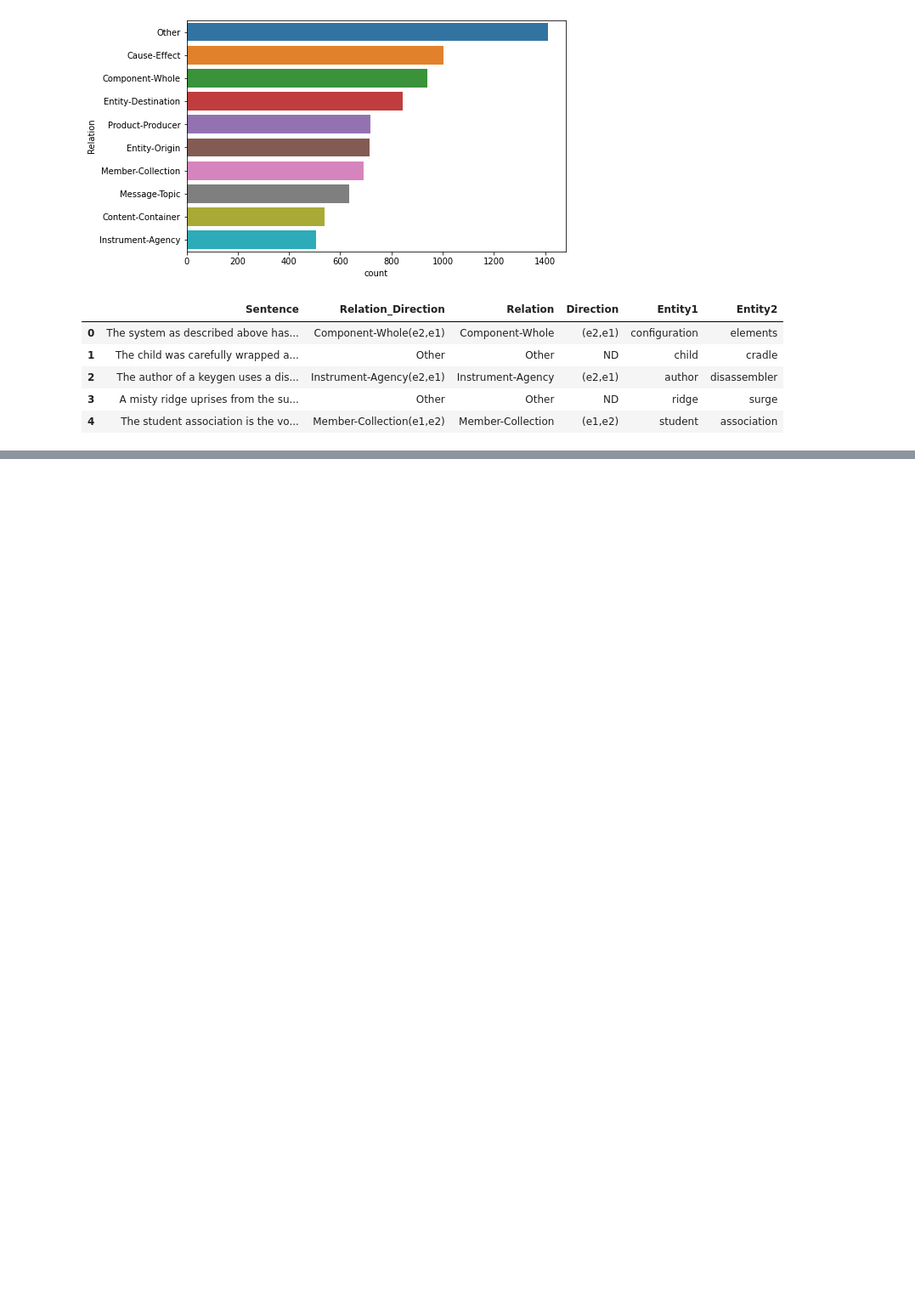
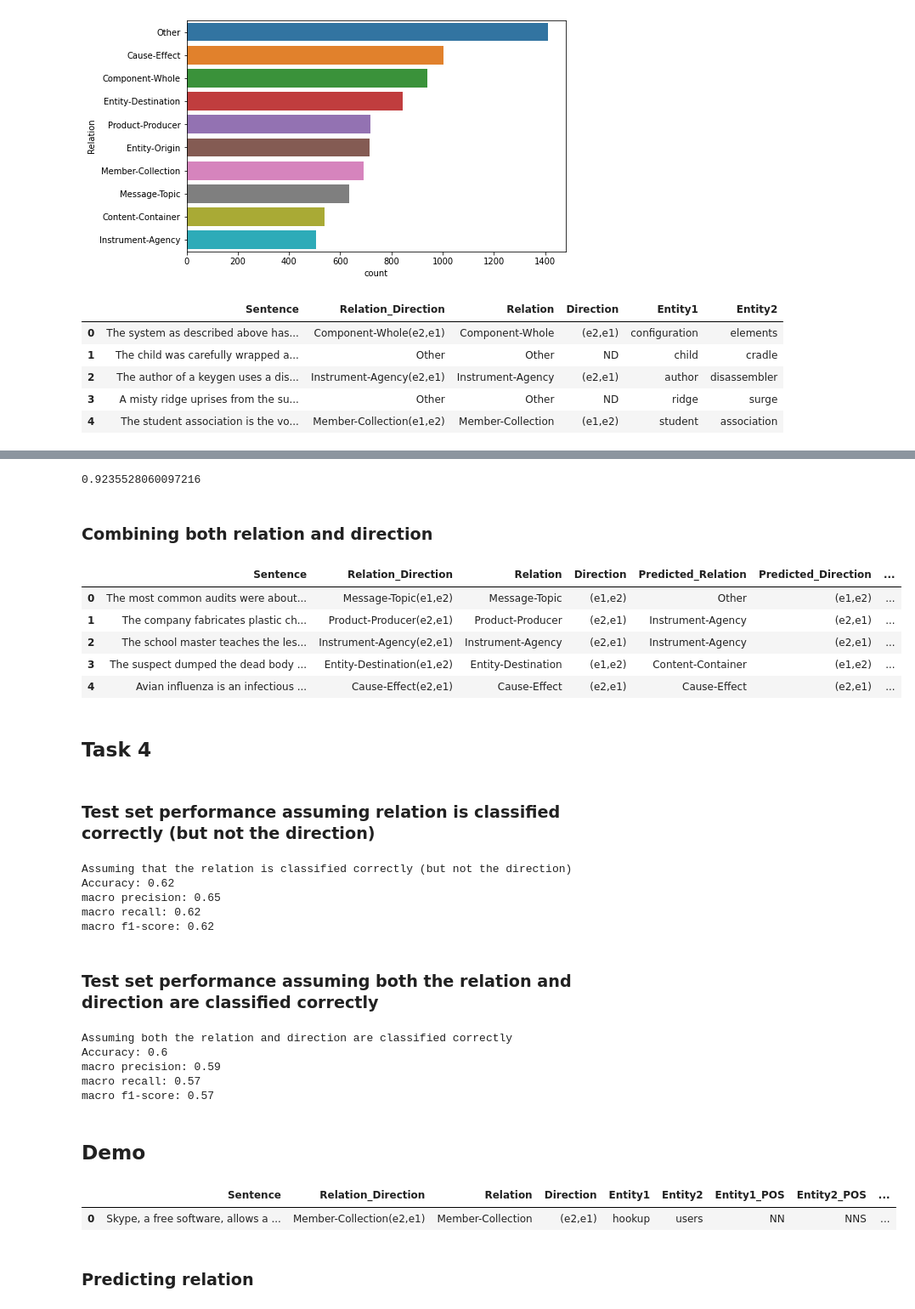
Before and after one commit to asifsmohammed/SemEval, a Jupyter notebook: NLP_Project_v1_1.ipynb, the cells around one changed output, grey strips where cells are left out. Shown at 85% size. Drawn from its saved outputs; the diff is of its cells as text; code cells hidden in the pictures; blank space fills up the shorter version.

```diff
--- a/NLP_Project_v1_1.ipynb
+++ b/NLP_Project_v1_1.ipynb
@@ -556,0 +729,36 @@ accuracy_score(y, y_pred)
+# %%
+# loading the model for predicting relations
+Pkl_Filename = "Pickle_Direction_Model.pkl"
+direction_model = pickle.load(open(Pkl_Filename, 'rb'))
+# %%
+direction_model.score(X_test, y_test)
+# %% [output]
+0.9235528060097216
+# %% [markdown]
+### Combining both relation and direction
+# %%
+results['Predicted_Direction'] = ''
+
+y_pred_test_direction = direction_model.predict(X_test)
+y_pred_test_direction = le_direction.inverse_transform(y_pred_test_direction)
+
+direction_indices = testDF[testDF['Relation'] != 'Other'].index.values
+for i in range(len(direction_indices)):
+  results.loc[direction_indices[i], 'Predicted_Direction'] = y_pred_test_direction[i]
+
+original_others = results[(results['Predicted_Direction'] == '') & (results['Predicted_Relation'] != 'Other')].index.values
+for i in original_others:
+  results.loc[i, 'Predicted_Direction'] = str(results.loc[i, 'Predicted_Direction']) + '(e1,e2)'
+
+results['Predicted_Relation_Direction'] = results['Predicted_Relation'] + results['Predicted_Direction']
+results['Predicted_Relation_Direction'] = results['Predicted_Relation_Direction'].replace('Other(e1,e2)', 'Other')
+results['Predicted_Relation_Direction'] = results['Predicted_Relation_Direction'].replace('Other(e2,e1)', 'Other')
+# %%
+results.head()
+# %% [output]
+|  | Sentence | Relation_Direction | Relation | Direction | Predicted_Relation | Predicted_Direction | ... |
+| 0 | The most common audits were about... | Message-Topic(e1,e2) | Message-Topic | (e1,e2) | Other | (e1,e2) | ... |
+| 1 | The company fabricates plastic ch... | Product-Producer(e2,e1) | Product-Producer | (e2,e1) | Instrument-Agency | (e2,e1) | ... |
+| 2 | The school master teaches the les... | Instrument-Agency(e2,e1) | Instrument-Agency | (e2,e1) | Instrument-Agency | (e2,e1) | ... |
+| 3 | The suspect dumped the dead body ... | Entity-Destination(e1,e2) | Entity-Destination | (e1,e2) | Content-Container | (e1,e2) | ... |
+| 4 | Avian influenza is an infectious ... | Cause-Effect(e2,e1) | Cause-Effect | (e2,e1) | Cause-Effect | (e2,e1) | ... |
@@ -556,0 +767,2 @@ accuracy_score(y, y_pred)
+# %% [markdown]
+## **Task 4**
@@ -556,0 +776,32 @@ accuracy_score(y, y_pred)
+# %% [markdown]
+### Test set performance assuming relation is classified correctly (but not the direction)
+# %%
+print('Assuming that the relation is classified correctly (but not the direction)')
+metrics = get_metrics(results['Relation'], results['Predicted_Relation'])
+print('Accuracy:', metrics[0])
+print('macro precision:', metrics[1])
+print('macro recall:', metrics[2])
+print('macro f1-score:', metrics[3])
+# %% [output]
+Assuming that the relation is classified correctly (but not the direction)
+Accuracy: 0.62
+macro precision: 0.65
+macro recall: 0.62
+macro f1-score: 0.62
+# %% [markdown]
+### Test set performance assuming both the relation and direction are classified correctly
+# %%
+print('Assuming both the relation and direction are classified correctly')
+metrics = get_metrics(results['Relation_Direction'], results['Predicted_Relation_Direction'])
+print('Accuracy:', metrics[0])
+print('macro precision:', metrics[1])
+print('macro recall:', metrics[2])
+print('macro f1-score:', metrics[3])
+# %% [output]
+Assuming both the relation and direction are classified correctly
+Accuracy: 0.6
+macro precision: 0.59
+macro recall: 0.57
+macro f1-score: 0.57
+# %% [markdown]
+## **Demo**
@@ -556,0 +812,5 @@ accuracy_score(y, y_pred)
+# %%
+df.head()
+# %% [output]
+|  | Sentence | Relation_Direction | Relation | Direction | Entity1 | Entity2 | Entity1_POS | Entity2_POS | ... |
+| 0 | Skype, a free software, allows a ... | Member-Collection(e2,e1) | Member-Collection | (e2,e1) | hookup | users | NN | NNS | ... |
@@ -556,0 +821,2 @@ accuracy_score(y, y_pred)
+# %% [markdown]
+### Predicting relation
```
Also changed, not shown: parts of 102 cells of this notebook.
